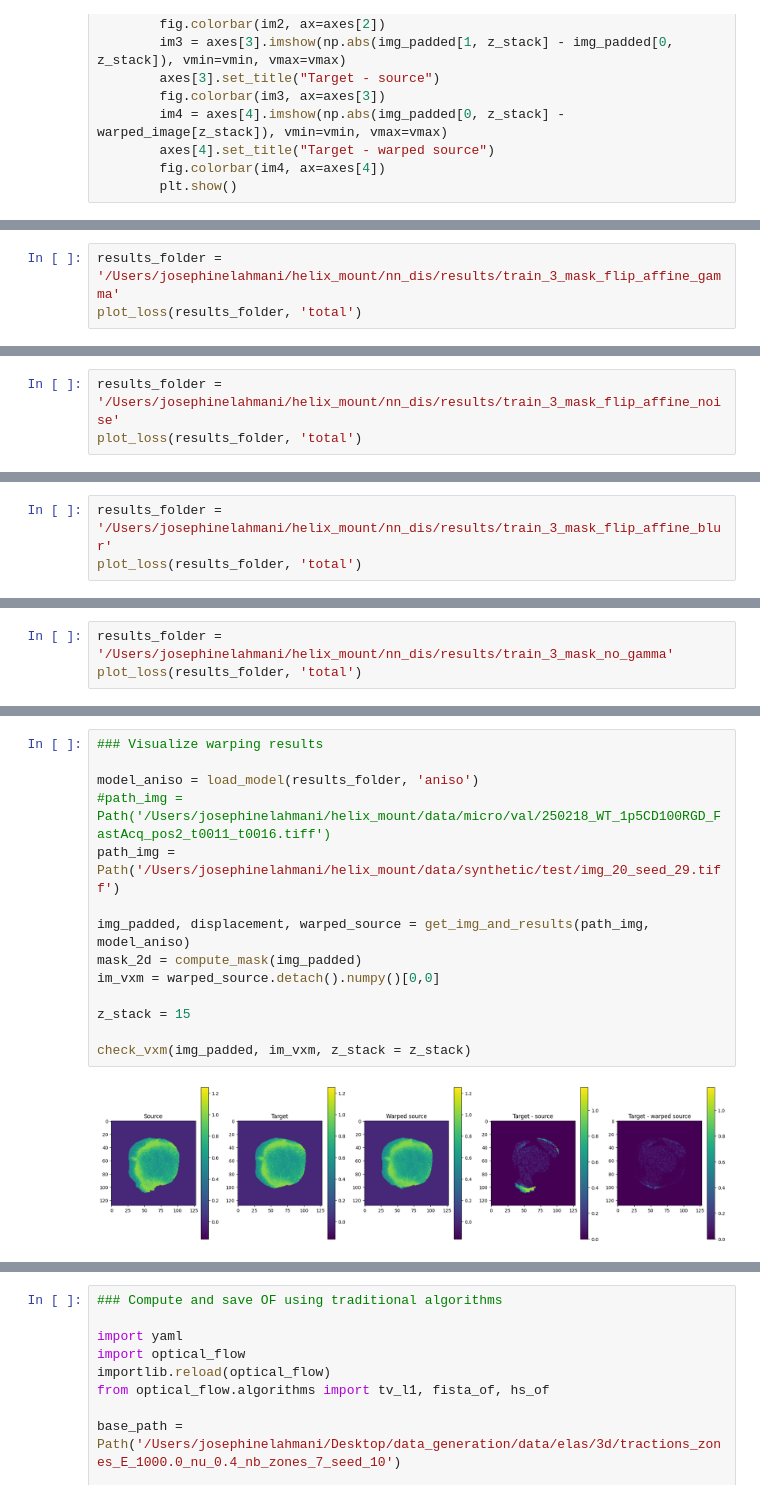
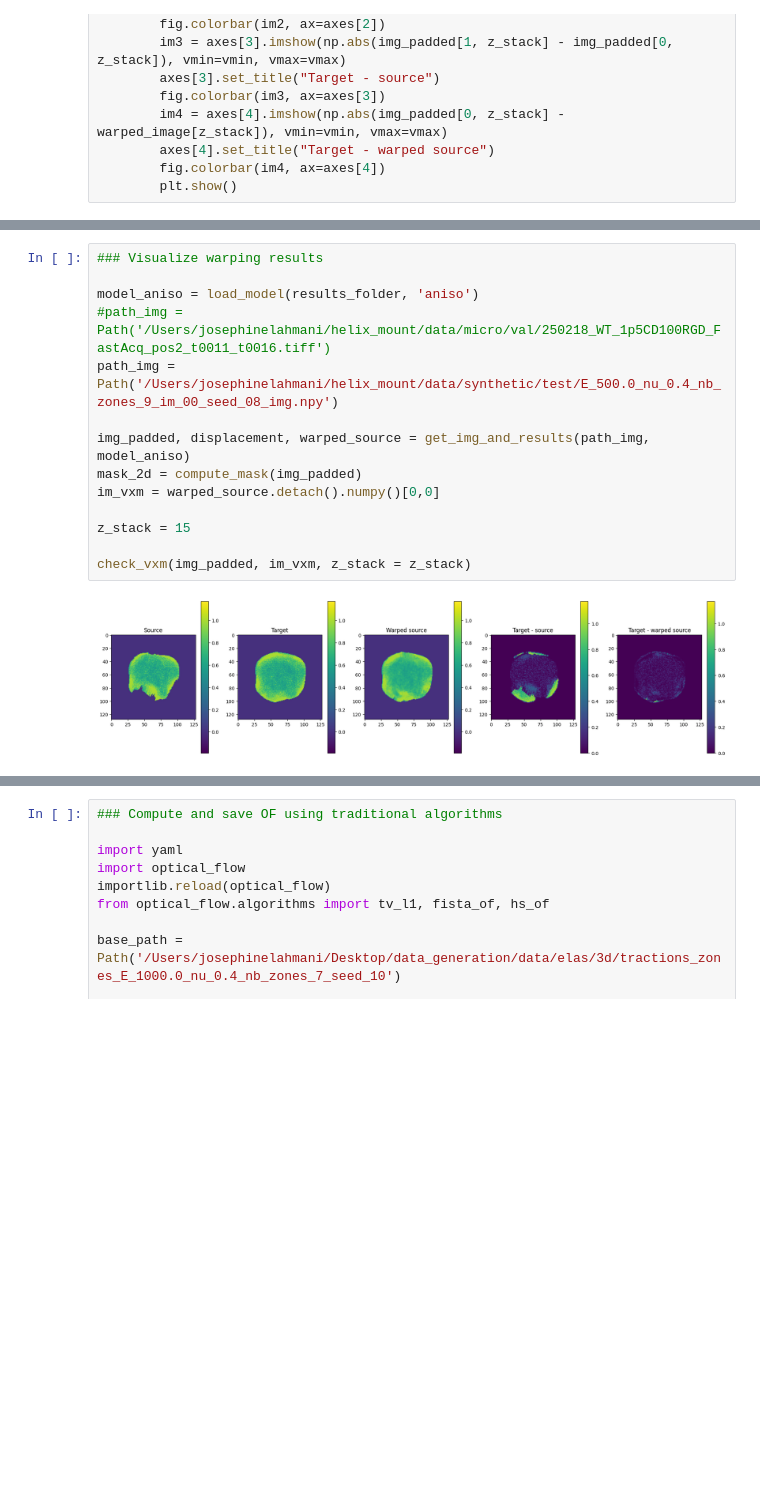
Before and after one commit to bia-pasteur/nn_dis, a Jupyter notebook: tests.ipynb, the cells around one changed output, grey strips where cells are left out. Drawn from its saved outputs; the diff is of its cells as text; blank space fills up the shorter version.

```diff
--- a/tests.ipynb
+++ b/tests.ipynb
@@ -252,3 +253,0 @@ plot_loss(results_folder, 'total')
-# %%
-results_folder = '/Users/josephinelahmani/helix_mount/nn_dis/results/train_3_mask_flip_affine_gamma'
-plot_loss(results_folder, 'total')
@@ -257,3 +253,0 @@ plot_loss(results_folder, 'total')
-# %%
-results_folder = '/Users/josephinelahmani/helix_mount/nn_dis/results/train_3_mask_flip_affine_noise'
-plot_loss(results_folder, 'total')
@@ -262,3 +253,0 @@ plot_loss(results_folder, 'total')
-# %%
-results_folder = '/Users/josephinelahmani/helix_mount/nn_dis/results/train_3_mask_flip_affine_blur'
-plot_loss(results_folder, 'total')
@@ -267,3 +253,0 @@ plot_loss(results_folder, 'total')
-# %%
-results_folder = '/Users/josephinelahmani/helix_mount/nn_dis/results/train_3_mask_no_gamma'
-plot_loss(results_folder, 'total')
@@ -290,19 +272,19 @@ plt.show()
 # %%
 ### Visualize warping results
 
 model_aniso = load_model(results_folder, 'aniso')
 #path_img = Path('/Users/josephinelahmani/helix_mount/data/micro/val/250218_WT_1p5CD100RGD_FastAcq_pos2_t0011_t0016.tiff')
-path_img = Path('/Users/josephinelahmani/helix_mount/data/synthetic/test/img_20_seed_29.tiff')
+path_img = Path('/Users/josephinelahmani/helix_mount/data/synthetic/test/E_500.0_nu_0.4_nb_zones_9_im_00_seed_08_img.npy')
 
 img_padded, displacement, warped_source = get_img_and_results(path_img, model_aniso)
 mask_2d = compute_mask(img_padded)
 im_vxm = warped_source.detach().numpy()[0,0]
 
 z_stack = 15
 
 check_vxm(img_padded, im_vxm, z_stack = z_stack)
 # %% [output]
-[figure, old version]
+[figure, new version]
 # %%
 ### Visualize displacement results
 
```
Also changed, not shown: parts of 11 cells of this notebook, 2 other files.
